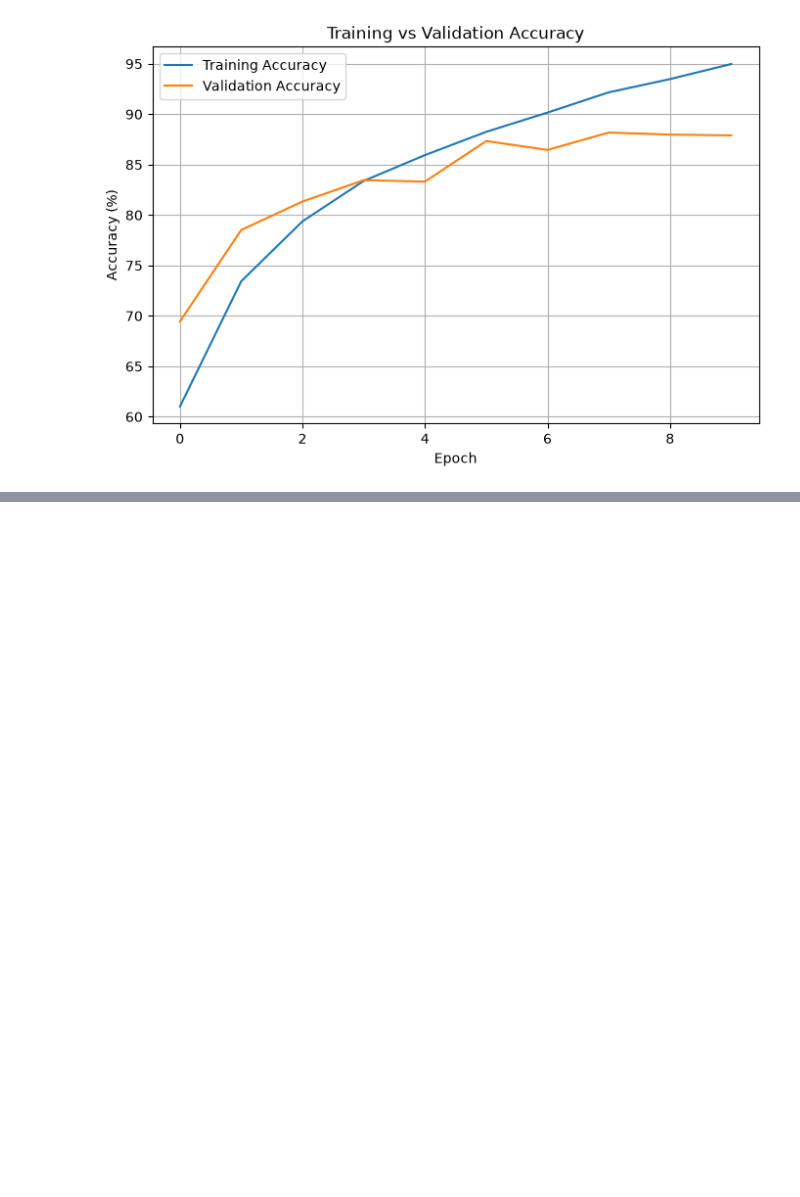
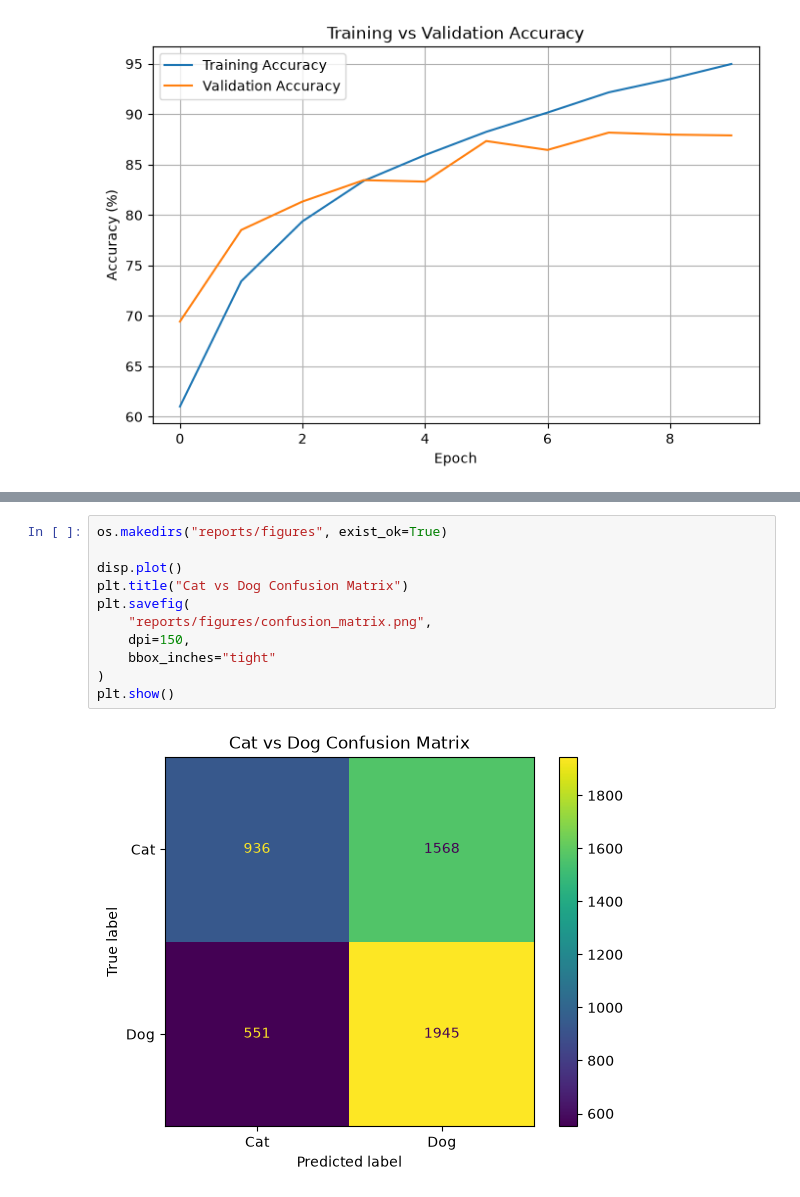
Before and after one commit to Azeez404/cat-dog-classifier-mlops, a Jupyter notebook: cat_dog_classification.ipynb, the cells around one changed output, grey strips where cells are left out. Drawn from its saved outputs; the diff is of its cells as text; blank space fills up the shorter version.

```diff
--- a/cat_dog_classification.ipynb
+++ b/cat_dog_classification.ipynb
@@ -432,0 +529,13 @@ plt.show()
+# %%
+os.makedirs("reports/figures", exist_ok=True)
+
+disp.plot()
+plt.title("Cat vs Dog Confusion Matrix")
+plt.savefig(
+    "reports/figures/confusion_matrix.png",
+    dpi=150,
+    bbox_inches="tight"
+)
+plt.show()
+# %% [output]
+[figure, added]
```
Also changed, not shown: parts of 10 cells of this notebook, 4 other files.
